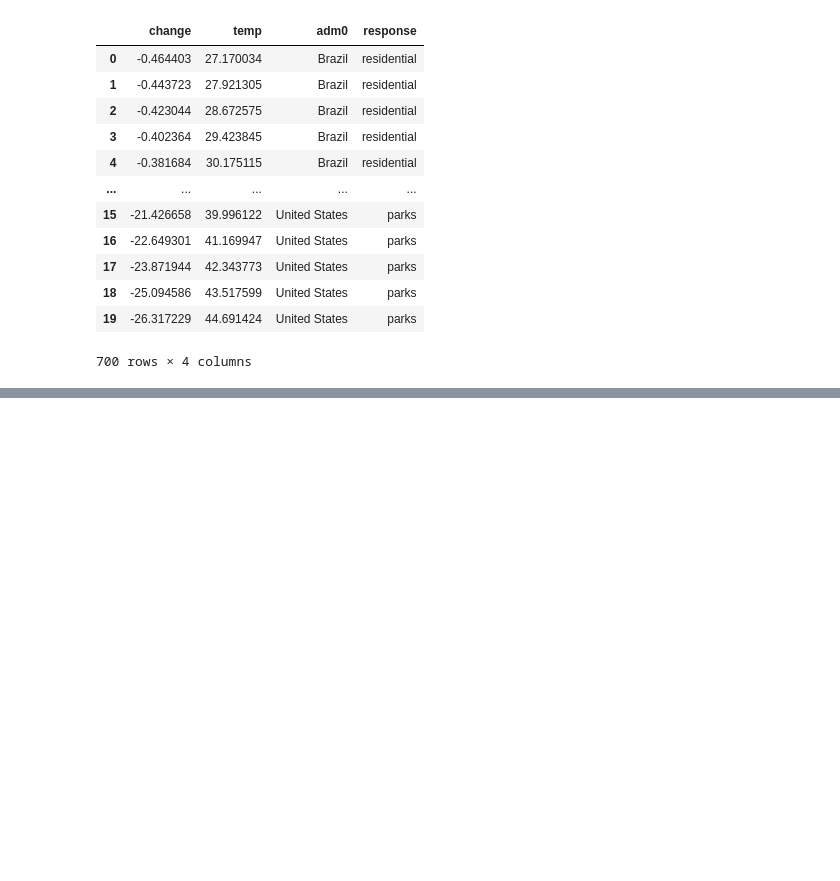
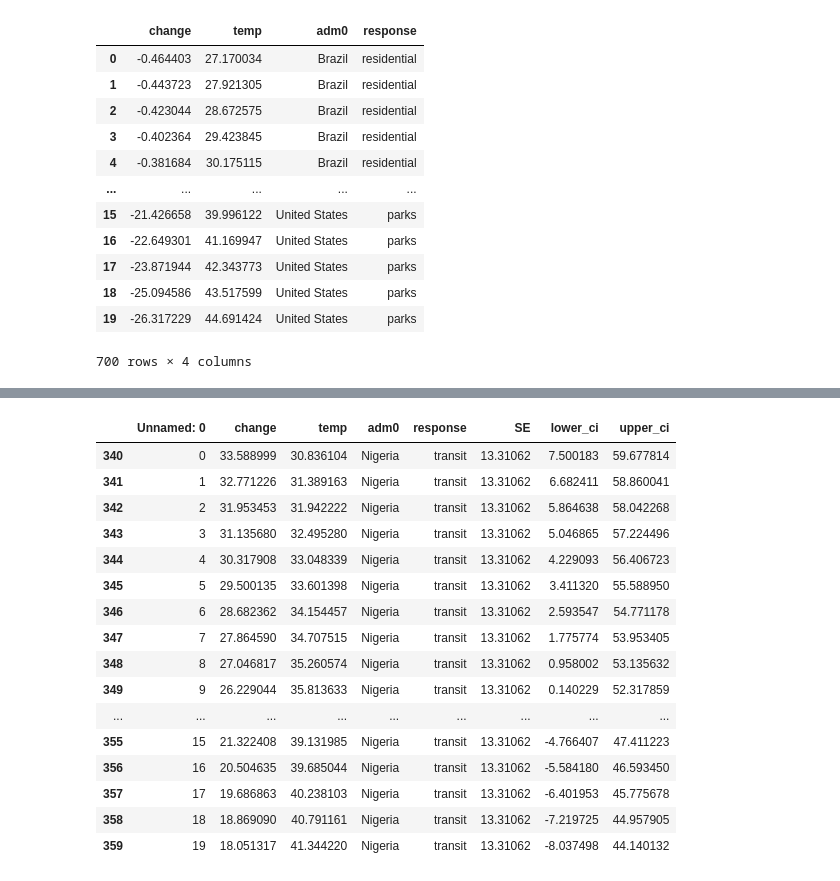
Before and after one commit to shivyucel/everyday_adaptation_paper, a Jupyter notebook: 0.7_plotting/0.1_marginal_effects.ipynb, the cells around one changed output, grey strips where cells are left out. Saved outputs shown, nothing was run; the diff lists cells and outputs as text; code cells hidden in the pictures; blank space fills up the shorter version.

```diff
--- a/0.7_plotting/0.1_marginal_effects.ipynb
+++ b/0.7_plotting/0.1_marginal_effects.ipynb
@@ -971,0 +1027,6 @@ master.to_csv('/Users/shivyucel/Documents/projects/DPhil/Code_Data/data/paper2/r
+# %%
+se_df.columns = ['adm0', 'response', 'SE']
+# %%
+se_df = se_df[(se_df['adm0'] != 'Nigeria') | (se_df['response'] != 'parks')]
+# %%
+master = master.merge(se_df, on=['adm0', 'response'], how='left')
@@ -971,0 +1042,3 @@ master.to_csv('/Users/shivyucel/Documents/projects/DPhil/Code_Data/data/paper2/r
+# %%
+master['lower_ci'] = master['change'] - (master['SE'] * 1.96)
+master['upper_ci'] = master['change'] + (master['SE'] * 1.96)
@@ -971,0 +1047,20 @@ master.to_csv('/Users/shivyucel/Documents/projects/DPhil/Code_Data/data/paper2/r
+# %%
+master[(master['adm0'] == 'Nigeria') & (master['response'] == 'transit')]
+# %% [output]
+|  | Unnamed: 0 | change | temp | adm0 | response | SE | lower_ci | upper_ci |
+| 340 | 0 | 33.588999 | 30.836104 | Nigeria | transit | 13.31062 | 7.500183 | 59.677814 |
+| 341 | 1 | 32.771226 | 31.389163 | Nigeria | transit | 13.31062 | 6.682411 | 58.860041 |
+| 342 | 2 | 31.953453 | 31.942222 | Nigeria | transit | 13.31062 | 5.864638 | 58.042268 |
+| 343 | 3 | 31.135680 | 32.495280 | Nigeria | transit | 13.31062 | 5.046865 | 57.224496 |
+| 344 | 4 | 30.317908 | 33.048339 | Nigeria | transit | 13.31062 | 4.229093 | 56.406723 |
+| 345 | 5 | 29.500135 | 33.601398 | Nigeria | transit | 13.31062 | 3.411320 | 55.588950 |
+| 346 | 6 | 28.682362 | 34.154457 | Nigeria | transit | 13.31062 | 2.593547 | 54.771178 |
+| 347 | 7 | 27.864590 | 34.707515 | Nigeria | transit | 13.31062 | 1.775774 | 53.953405 |
+| 348 | 8 | 27.046817 | 35.260574 | Nigeria | transit | 13.31062 | 0.958002 | 53.135632 |
+| 349 | 9 | 26.229044 | 35.813633 | Nigeria | transit | 13.31062 | 0.140229 | 52.317859 |
+| ... | ... | ... | ... | ... | ... | ... | ... | ... |
+| 355 | 15 | 21.322408 | 39.131985 | Nigeria | transit | 13.31062 | -4.766407 | 47.411223 |
+| 356 | 16 | 20.504635 | 39.685044 | Nigeria | transit | 13.31062 | -5.584180 | 46.593450 |
+| 357 | 17 | 19.686863 | 40.238103 | Nigeria | transit | 13.31062 | -6.401953 | 45.775678 |
+| 358 | 18 | 18.869090 | 40.791161 | Nigeria | transit | 13.31062 | -7.219725 | 44.957905 |
+| 359 | 19 | 18.051317 | 41.344220 | Nigeria | transit | 13.31062 | -8.037498 | 44.140132 |
```
Also changed, not shown: parts of 6 cells of this notebook, 10 other files.
